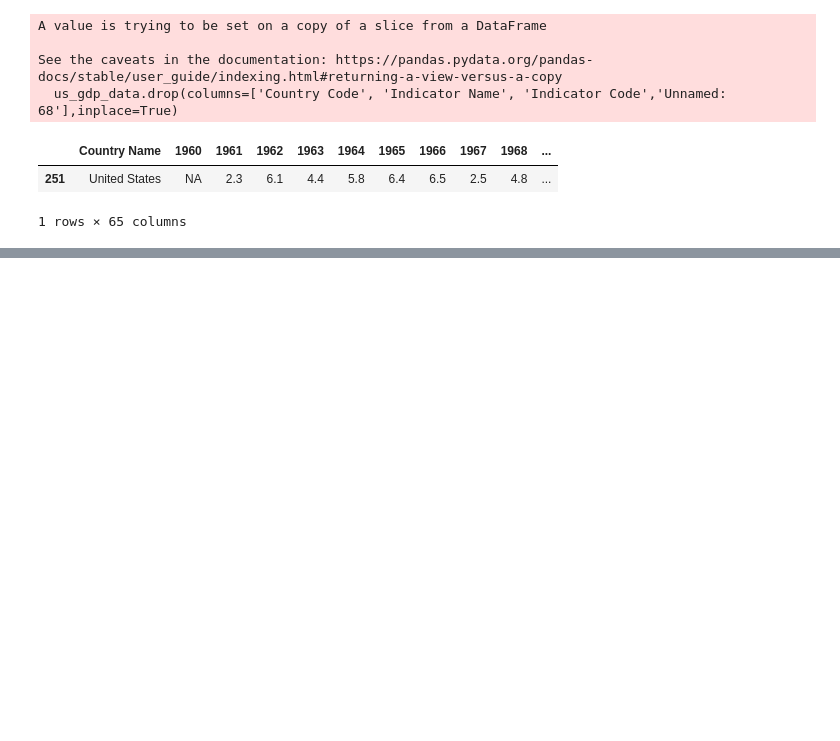
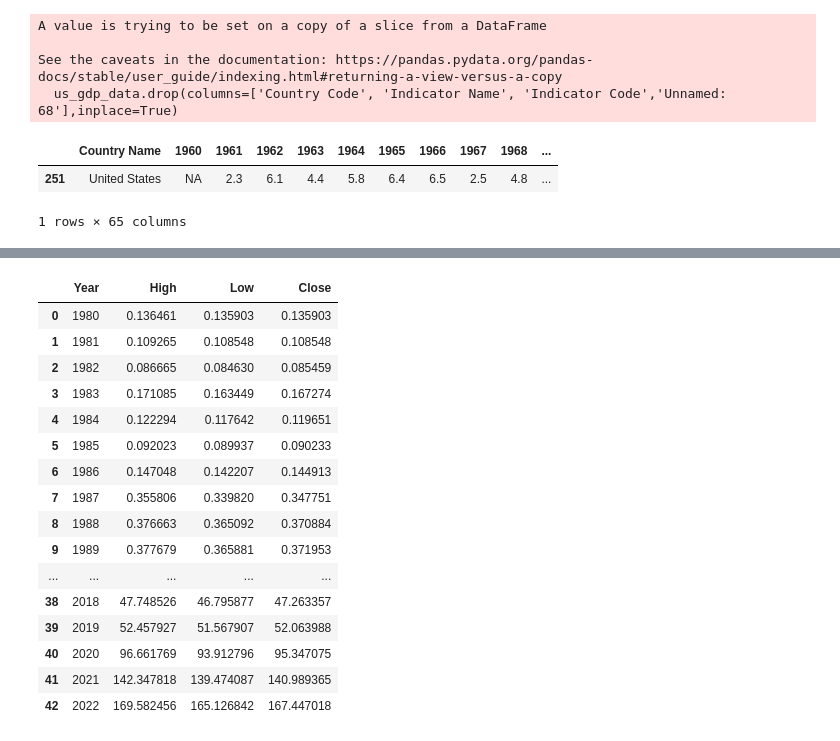
Before and after one commit to RaoooFu/Project-1111, a Jupyter notebook: Main.ipynb, the cells around one changed output, grey strips where cells are left out. Drawn from its saved outputs; the diff is of its cells as text; code cells hidden in the pictures; blank space fills up the shorter version.

```diff
--- a/Main.ipynb
+++ b/Main.ipynb
@@ -71,0 +147,21 @@ See the caveats in the documentation: https://pandas.pydata.org/pandas-docs/stab
+# %%
+annual_mean=apple_data.groupby('Year')[['High','Low','Close']].mean().reset_index()
+annual_mean
+# %% [output]
+|  | Year | High | Low | Close |
+| 0 | 1980 | 0.136461 | 0.135903 | 0.135903 |
+| 1 | 1981 | 0.109265 | 0.108548 | 0.108548 |
+| 2 | 1982 | 0.086665 | 0.084630 | 0.085459 |
+| 3 | 1983 | 0.171085 | 0.163449 | 0.167274 |
+| 4 | 1984 | 0.122294 | 0.117642 | 0.119651 |
+| 5 | 1985 | 0.092023 | 0.089937 | 0.090233 |
+| 6 | 1986 | 0.147048 | 0.142207 | 0.144913 |
+| 7 | 1987 | 0.355806 | 0.339820 | 0.347751 |
+| 8 | 1988 | 0.376663 | 0.365092 | 0.370884 |
+| 9 | 1989 | 0.377679 | 0.365881 | 0.371953 |
+| ... | ... | ... | ... | ... |
+| 38 | 2018 | 47.748526 | 46.795877 | 47.263357 |
+| 39 | 2019 | 52.457927 | 51.567907 | 52.063988 |
+| 40 | 2020 | 96.661769 | 93.912796 | 95.347075 |
+| 41 | 2021 | 142.347818 | 139.474087 | 140.989365 |
+| 42 | 2022 | 169.582456 | 165.126842 | 167.447018 |
```
Also changed, not shown: parts of 11 cells of this notebook, 6 other files.
